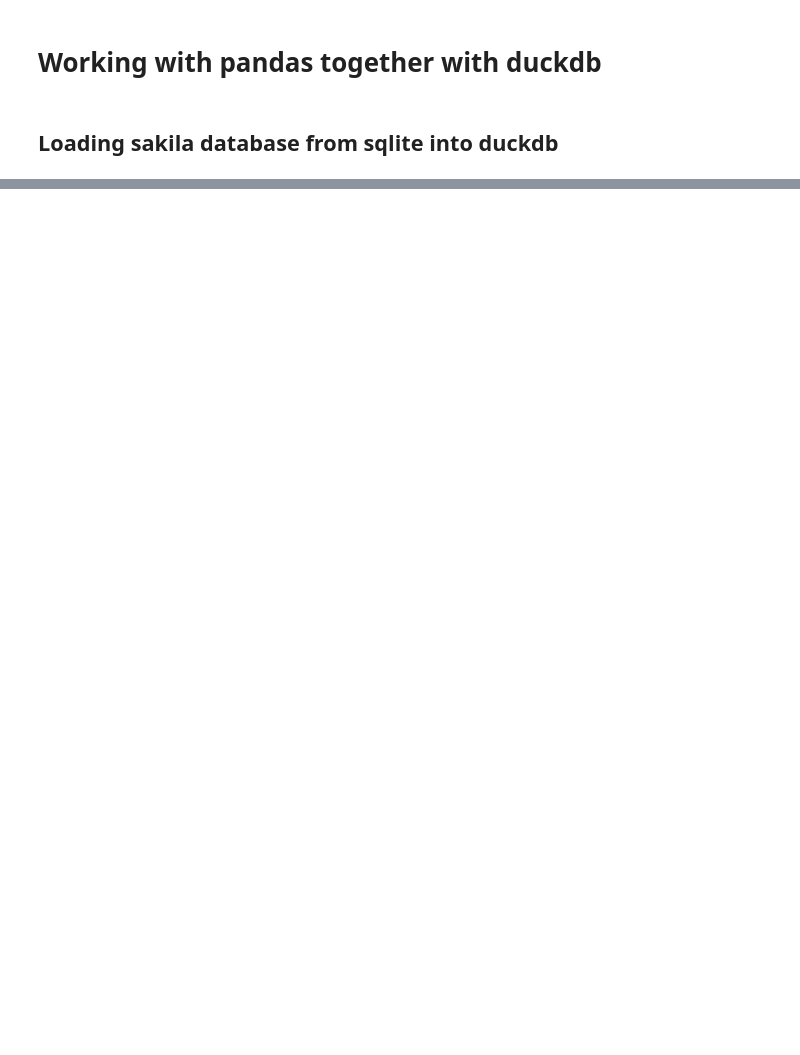
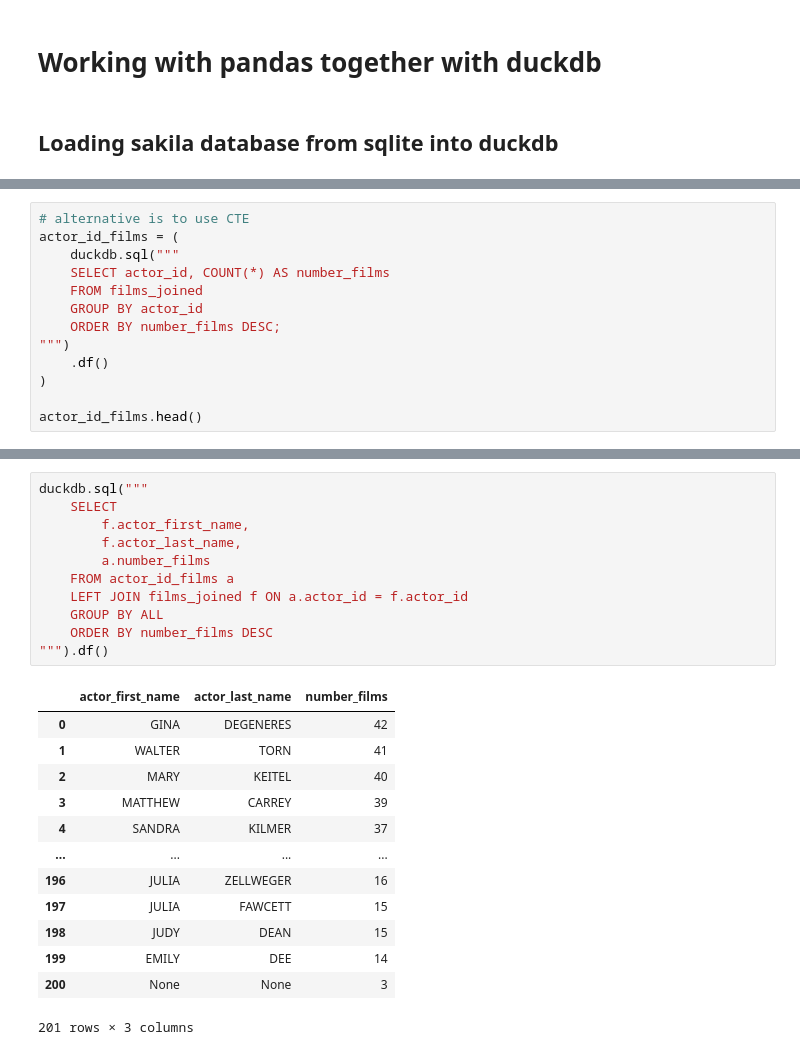
Before and after one commit to AIgineerAB/duckdb_sql_analytics_course, a Jupyter notebook: 18_pandas_duckdb/duckdb_pandas.ipynb, the cells around one changed output, grey strips where cells are left out. Cells and saved outputs as stored; diff of their text form; blank space fills up the shorter version.

```diff
--- a/18_pandas_duckdb/duckdb_pandas.ipynb
+++ b/18_pandas_duckdb/duckdb_pandas.ipynb
@@ -55,0 +191,13 @@ with duckdb.connect("data/sakila.duckdb") as conn:
+# %%
+# alternative is to use CTE
+actor_id_films = (
+    duckdb.sql("""
+    SELECT actor_id, COUNT(*) AS number_films
+    FROM films_joined
+    GROUP BY actor_id
+    ORDER BY number_films DESC;
+""")
+    .df()
+)
+
+actor_id_films.head()
@@ -55,0 +211,25 @@ with duckdb.connect("data/sakila.duckdb") as conn:
+# %%
+duckdb.sql("""
+    SELECT
+        f.actor_first_name,
+        f.actor_last_name,
+        a.number_films
+    FROM actor_id_films a
+    LEFT JOIN films_joined f ON a.actor_id = f.actor_id
+    GROUP BY ALL
+    ORDER BY number_films DESC
+""").df()
+# %% [output]
+|  | actor_first_name | actor_last_name | number_films |
+| 0 | GINA | DEGENERES | 42 |
+| 1 | WALTER | TORN | 41 |
+| 2 | MARY | KEITEL | 40 |
+| 3 | MATTHEW | CARREY | 39 |
+| 4 | SANDRA | KILMER | 37 |
+| ... | ... | ... | ... |
+| 196 | JULIA | ZELLWEGER | 16 |
+| 197 | JULIA | FAWCETT | 15 |
+| 198 | JUDY | DEAN | 15 |
+| 199 | EMILY | DEE | 14 |
+| 200 | None | None | 3 |
+201 rows × 3 columns
```
Also changed, not shown: parts of 18 cells of this notebook.
